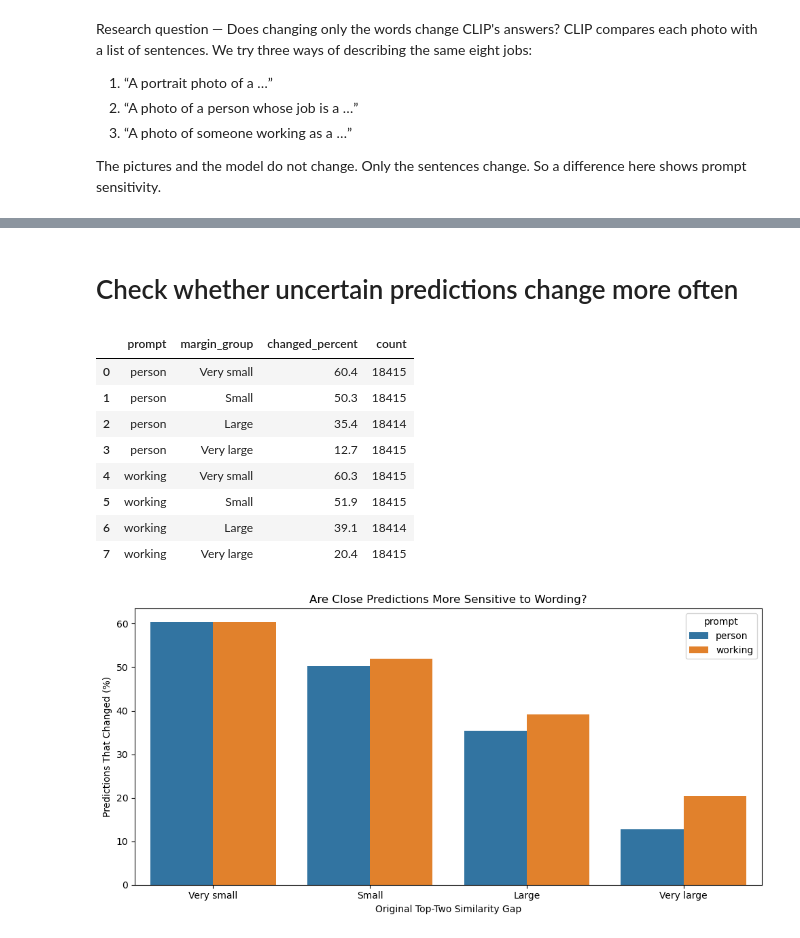
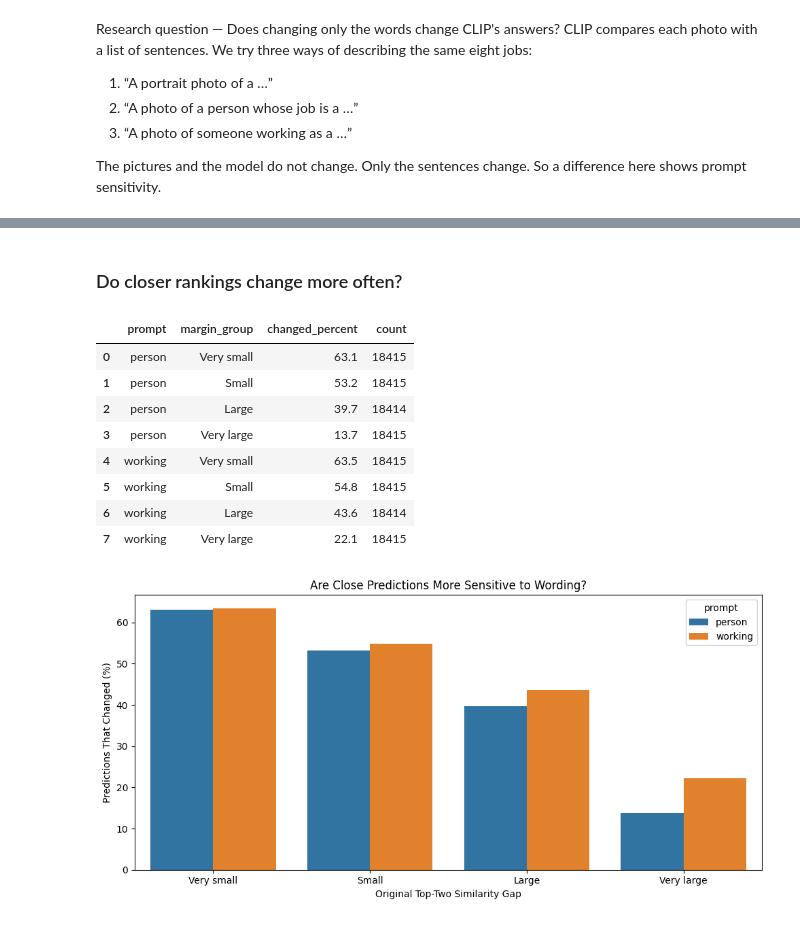
Before and after one commit to hiitsmeme/ai_visualization, a Jupyter notebook: PairB/CLIP_Bias_Analysis.ipynb, the cells around one changed output, grey strips where cells are left out. Saved outputs shown, nothing was run; the diff lists cells and outputs as text; code cells hidden in the pictures.

```diff
--- a/PairB/CLIP_Bias_Analysis.ipynb
+++ b/PairB/CLIP_Bias_Analysis.ipynb
@@ -192,18 +506,4 @@ display(
 # %%
-##Testing more pictures
-
-# First test with 200 pictures.
-# When everything works, change N to len(dataset).
-
-N = len(dataset)
-
-rng = np.random.default_rng(42)
-
-selected_indices = rng.permutation(
-    len(dataset)
-)[:N]
-
-BATCH_SIZE = 16
-
-print("Pictures to test:", N)
+selected_indices = np.arange(len(dataset))
+print(f"Faces in the full adult FairFace run: {len(selected_indices):,}")
 # %% [output]
@@ -1115,10 +1235,9 @@ Conclusion: Prompt wording is part of the model behavior. A useful fairness resu
 # %% [markdown]
-# Check whether uncertain predictions change more often
+### Do closer rankings change more often?
 # %%
-
 # Check whether uncertain predictions change more often
 
-sorted_scores = np.sort(similarities, axis=1)
+sorted_scores = np.sort(results[score_columns].to_numpy(), axis=1)
 
 # Difference between highest and second-highest score
 margin = sorted_scores[:, -1] - sorted_scores[:, -2]
@@ -1133,27 +1252,7 @@ change_rows = []
 
 for version in ["person", "working"]:
 
-    descriptions = prompt_versions[version]
-
-    inputs = processor(
-        text=descriptions,
-        return_tensors="pt",
-        padding=True
-    )
-
-    inputs = {k: v.to(device) for k, v in inputs.items()}
-
-    with torch.inference_mode():
-        features = get_features_tensor(
-            model.get_text_features(**inputs)
-        )
-        features = F.normalize(features, dim=-1)
-
-    new_scores = image_embeddings @ features.cpu().numpy().T
-
-    new_predictions = np.array(occupations)[
-        new_scores.argmax(axis=1)
-    ]
+    new_predictions = predictions_by_prompt[version]
 
     changed = (
         new_predictions != results["predicted_job"].to_numpy()
@@ -1170,40 +1269,40 @@ for version in ["person", "working"]:
 
     for _, row in summary.iterrows():
         change_rows.append({
             "prompt": version,
             "margin_group": row["margin_group"],
             "changed_percent": row["mean"] * 100,
             "count": row["size"]
         })
 
 change_table = pd.DataFrame(change_rows)
 display(change_table.round(1))
 
 plt.figure(figsize=(10, 5))
 
 sns.barplot(
     data=change_table,
     x="margin_group",
     y="changed_percent",
     hue="prompt"
 )
 
 plt.title("Are Close Predictions More Sensitive to Wording?")
 plt.xlabel("Original Top-Two Similarity Gap")
 plt.ylabel("Predictions That Changed (%)")
 
 plt.tight_layout()
 plt.savefig("prompt_margin_analysis.png", dpi=200)
 plt.show()
 # %% [output]
 |  | prompt | margin_group | changed_percent | count |
-| 0 | person | Very small | 60.4 | 18415 |
-| 1 | person | Small | 50.3 | 18415 |
-| 2 | person | Large | 35.4 | 18414 |
-| 3 | person | Very large | 12.7 | 18415 |
-| 4 | working | Very small | 60.3 | 18415 |
-| 5 | working | Small | 51.9 | 18415 |
-| 6 | working | Large | 39.1 | 18414 |
-| 7 | working | Very large | 20.4 | 18415 |
+| 0 | person | Very small | 63.1 | 18415 |
+| 1 | person | Small | 53.2 | 18415 |
+| 2 | person | Large | 39.7 | 18414 |
+| 3 | person | Very large | 13.7 | 18415 |
+| 4 | working | Very small | 63.5 | 18415 |
+| 5 | working | Small | 54.8 | 18415 |
+| 6 | working | Large | 43.6 | 18414 |
+| 7 | working | Very large | 22.1 | 18415 |
-[figure, old version]
+[figure, new version]
 # %% [markdown]
```
Also changed, not shown: parts of 98 cells of this notebook, 1 other file.
